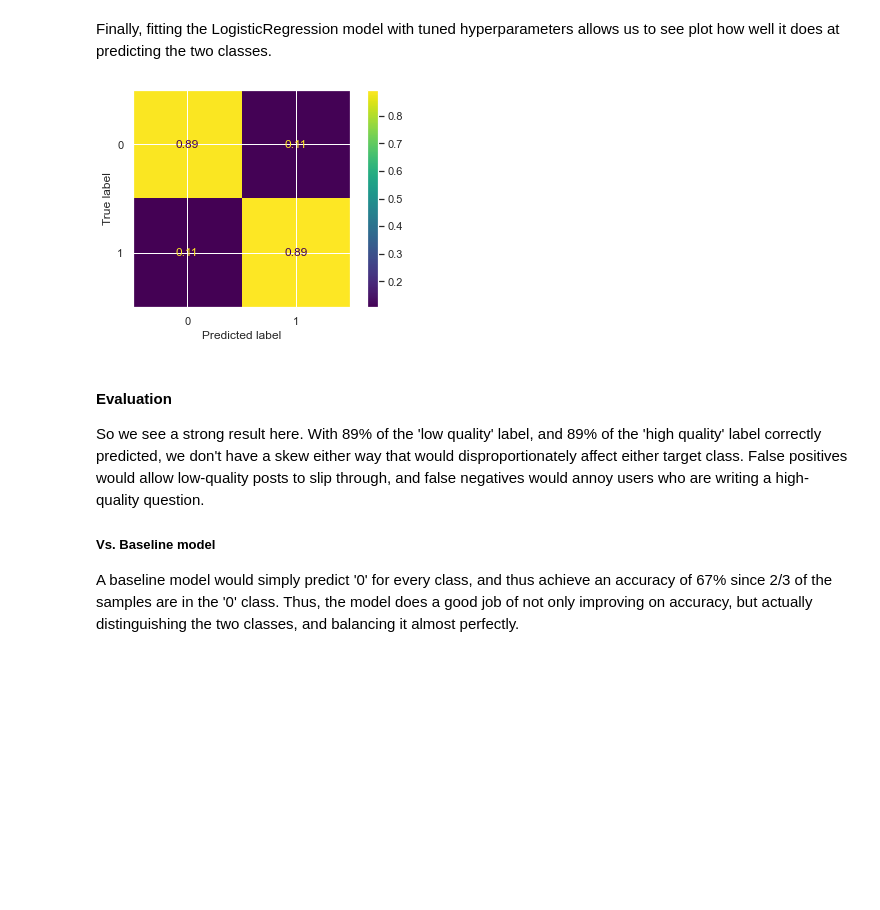
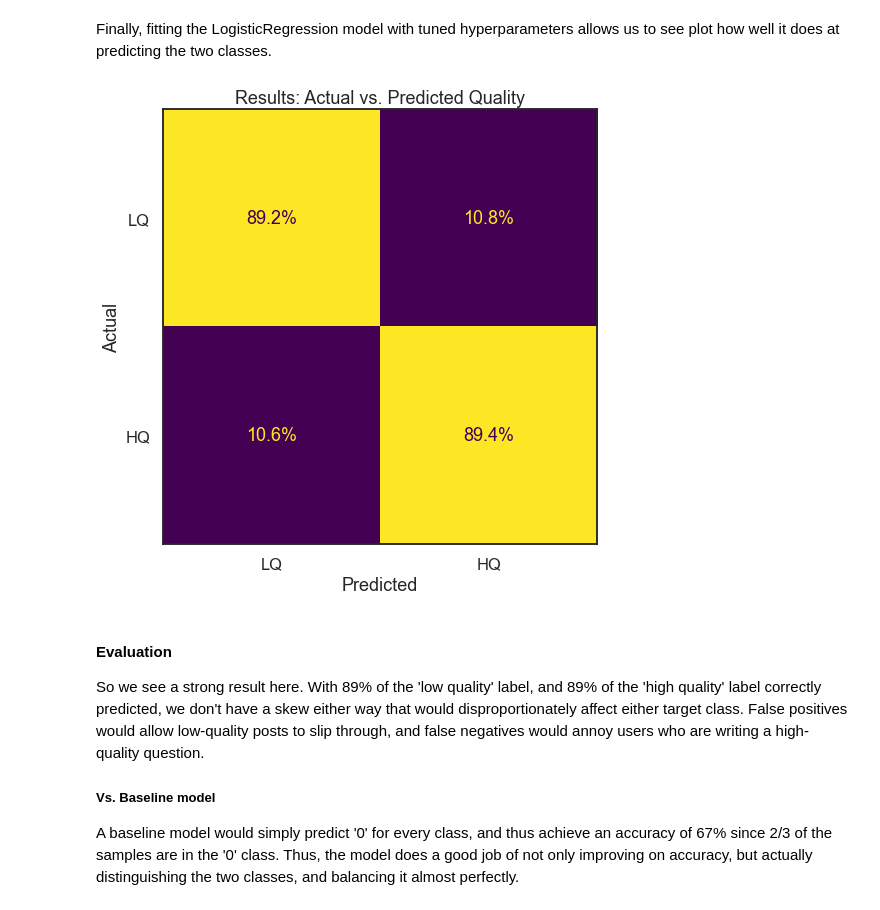
Before and after one commit to willcd/module5-project, a Jupyter notebook: phase5-project.ipynb, the cells around one changed output. Cells and saved outputs as stored; diff of their text form; code cells hidden in the pictures; blank space fills up the shorter version.

```diff
--- a/phase5-project.ipynb
+++ b/phase5-project.ipynb
@@ -150,12 +150,23 @@ X_train, y_train = ROS.fit_resample(X_train, y_train)
 Finally, fitting the LogisticRegression model with tuned hyperparameters allows us to see plot how well it does at predicting the two classes.
 # %%
 lr = LogisticRegression(penalty='l2', solver='lbfgs', C=1, max_iter=1000)
-# %%
-lr.fit(X_train, y_train)
-y_pred = lr.predict(X_test)
-ConfusionMatrixDisplay.from_predictions(y_test, y_pred, normalize='true');
-# %% [output]
-[figure, removed]
+# %%
+lr.fit(X_train, y_train)
+y_pred = lr.predict(X_test)
+sns.set_style('white')
+sns.set_context('talk')
+fig, ax = plt.subplots(figsize=(8,8))
+ConfusionMatrixDisplay.from_predictions(y_test, y_pred, normalize='true',
+                                        values_format='.1%',
+                                        ax=ax, colorbar=False)
+ax.set_xticklabels(['LQ', 'HQ'])
+ax.set_yticklabels(['LQ', 'HQ'])
+ax.set_xlabel('Predicted')
+ax.set_ylabel('Actual')
+plt.title('Results: Actual vs. Predicted Quality')
+plt.savefig('./images/conf_matrix.png');
+# %% [output]
+[figure, added]
 # %% [markdown]
 #### Evaluation
 
```
Also changed, not shown: parts of 4 cells of this notebook, 2 other files.
